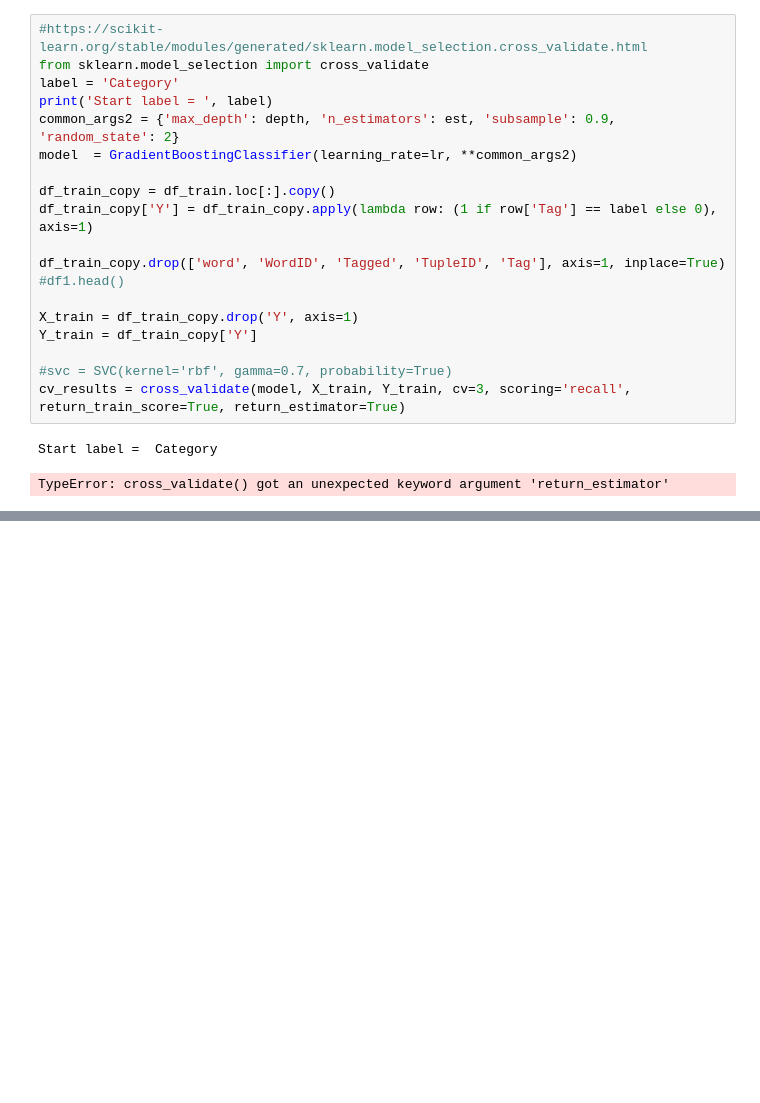
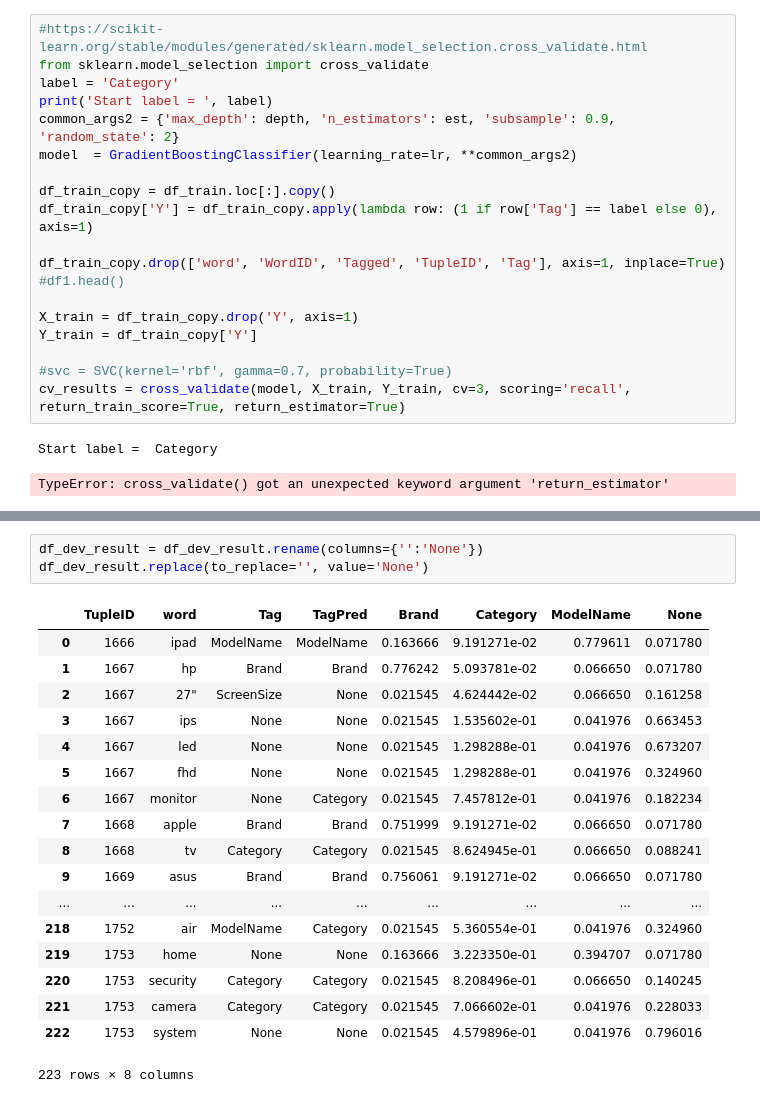
Before and after one commit to chocobo244/cs229-project, a Jupyter notebook: NER-GBT-Small.ipynb, the cells around one changed output, grey strips where cells are left out. Drawn from its saved outputs; the diff is of its cells as text; blank space fills up the shorter version.

```diff
--- a/NER-GBT-Small.ipynb
+++ b/NER-GBT-Small.ipynb
@@ -746,0 +738,22 @@ ArgSpec(args=['estimator', 'X', 'y', 'groups', 'scoring', 'cv', 'n_jobs', 'verbo
+# %%
+df_dev_result = df_dev_result.rename(columns={'':'None'})
+df_dev_result.replace(to_replace='', value='None')
+# %% [output]
+|  | TupleID | word | Tag | TagPred | Brand | Category | ModelName | None |
+| 0 | 1666 | ipad | ModelName | ModelName | 0.163666 | 9.191271e-02 | 0.779611 | 0.071780 |
+| 1 | 1667 | hp | Brand | Brand | 0.776242 | 5.093781e-02 | 0.066650 | 0.071780 |
+| 2 | 1667 | 27" | ScreenSize | None | 0.021545 | 4.624442e-02 | 0.066650 | 0.161258 |
+| 3 | 1667 | ips | None | None | 0.021545 | 1.535602e-01 | 0.041976 | 0.663453 |
+| 4 | 1667 | led | None | None | 0.021545 | 1.298288e-01 | 0.041976 | 0.673207 |
+| 5 | 1667 | fhd | None | None | 0.021545 | 1.298288e-01 | 0.041976 | 0.324960 |
+| 6 | 1667 | monitor | None | Category | 0.021545 | 7.457812e-01 | 0.041976 | 0.182234 |
+| 7 | 1668 | apple | Brand | Brand | 0.751999 | 9.191271e-02 | 0.066650 | 0.071780 |
+| 8 | 1668 | tv | Category | Category | 0.021545 | 8.624945e-01 | 0.066650 | 0.088241 |
+| 9 | 1669 | asus | Brand | Brand | 0.756061 | 9.191271e-02 | 0.066650 | 0.071780 |
+| ... | ... | ... | ... | ... | ... | ... | ... | ... |
+| 218 | 1752 | air | ModelName | Category | 0.021545 | 5.360554e-01 | 0.041976 | 0.324960 |
+| 219 | 1753 | home | None | None | 0.163666 | 3.223350e-01 | 0.394707 | 0.071780 |
+| 220 | 1753 | security | Category | Category | 0.021545 | 8.208496e-01 | 0.066650 | 0.140245 |
+| 221 | 1753 | camera | Category | Category | 0.021545 | 7.066602e-01 | 0.041976 | 0.228033 |
+| 222 | 1753 | system | None | None | 0.021545 | 4.579896e-01 | 0.041976 | 0.796016 |
+223 rows × 8 columns
```
Also changed, not shown: parts of 8 cells of this notebook, 3 other files.
